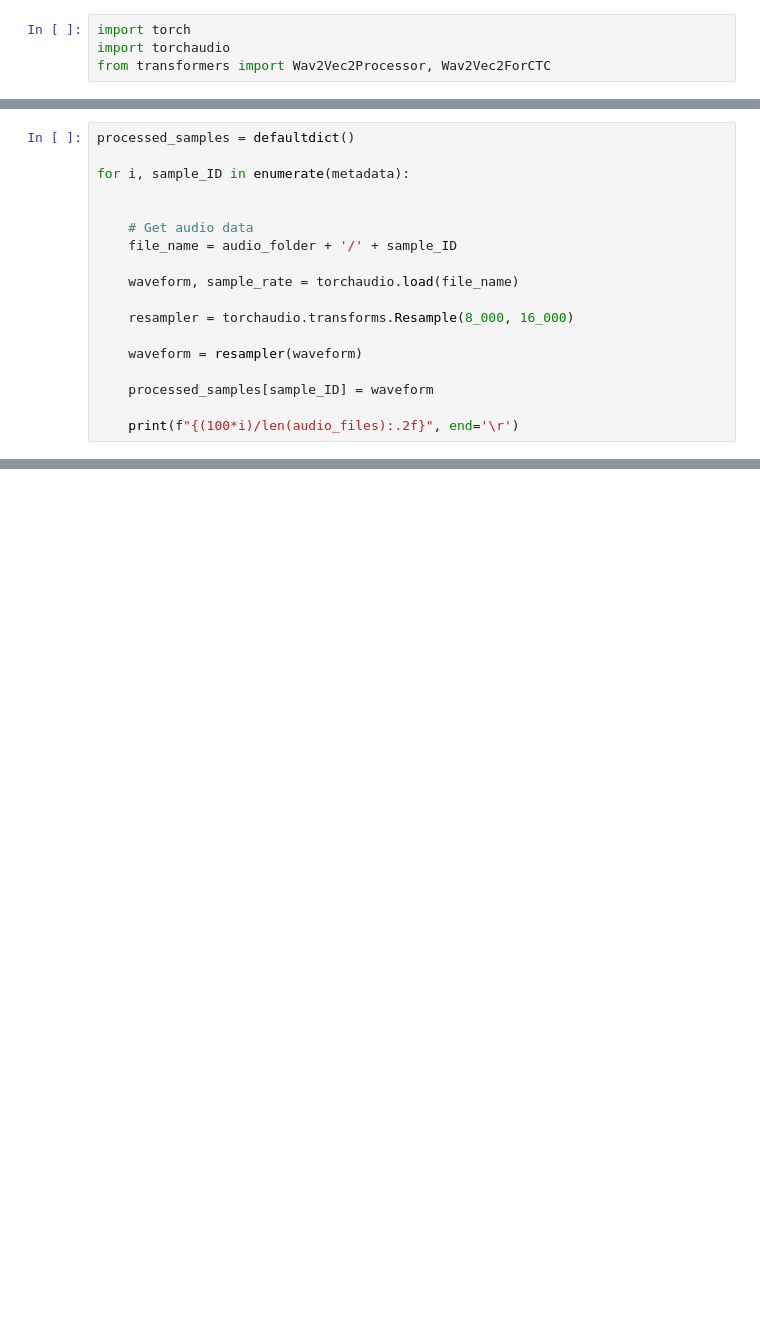
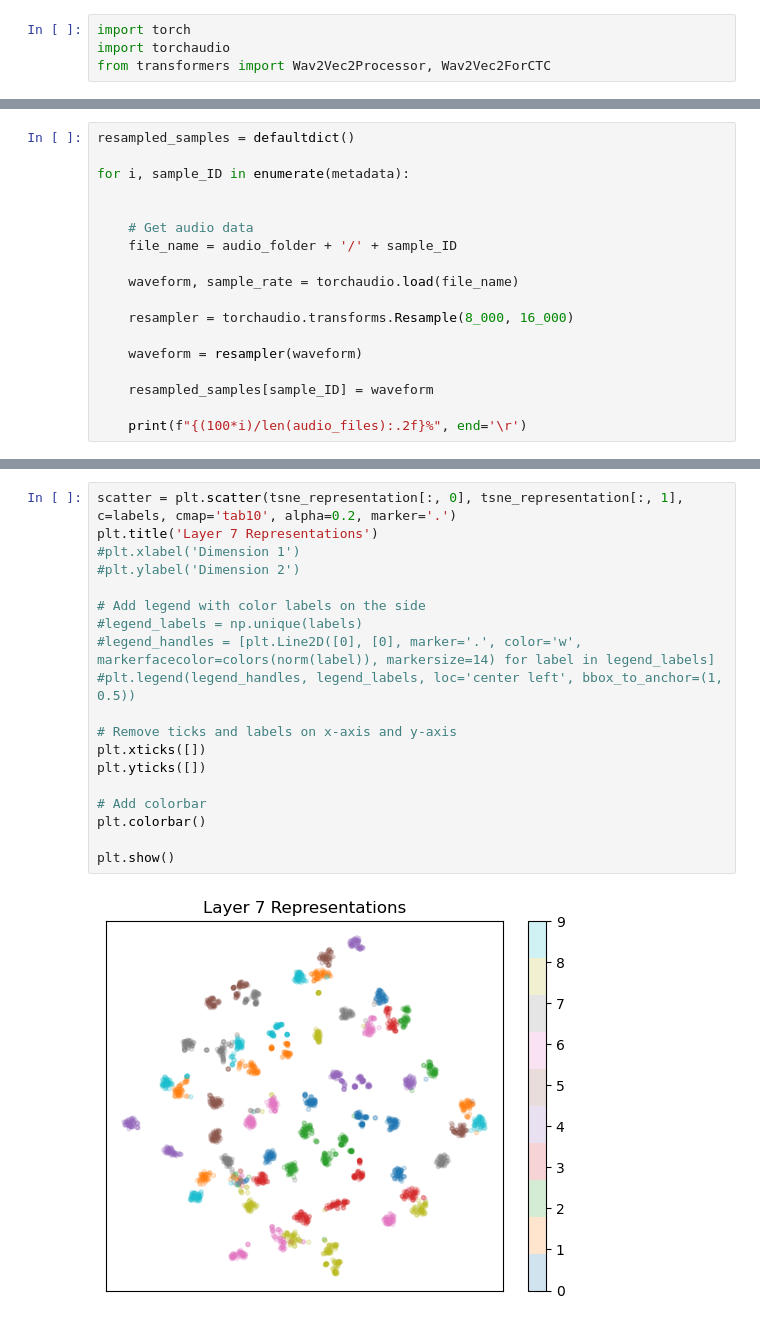
Before and after one commit to badrex/explore.speech.wav2vec2, a Jupyter notebook: tsne_wav2vec.ipynb, the cells around one changed output, grey strips where cells are left out. Saved outputs shown, nothing was run; the diff lists cells and outputs as text; blank space fills up the shorter version.

```diff
--- a/tsne_wav2vec.ipynb
+++ b/tsne_wav2vec.ipynb
@@ -49,5 +47,5 @@ metadata[audio_files[0].split('/')[-1]]
 # %%
-processed_samples = defaultdict()
+resampled_samples = defaultdict()
 
 for i, sample_ID in enumerate(metadata):
 
@@ -61,7 +59,7 @@ for i, sample_ID in enumerate(metadata):
 
     waveform = resampler(waveform)
 
-    processed_samples[sample_ID] = waveform
+    resampled_samples[sample_ID] = waveform
 
-    print(f"{(100*i)/len(audio_files):.2f}", end='\r')
+    print(f"{(100*i)/len(audio_files):.2f}%", end='\r')
 # %% [output]
@@ -78,0 +344,21 @@ with torch.no_grad():
+# %%
+scatter = plt.scatter(tsne_representation[:, 0], tsne_representation[:, 1], c=labels, cmap='tab10', alpha=0.2, marker='.')
+plt.title('Layer 7 Representations')
+#plt.xlabel('Dimension 1')
+#plt.ylabel('Dimension 2')
+
+# Add legend with color labels on the side
+#legend_labels = np.unique(labels)
+#legend_handles = [plt.Line2D([0], [0], marker='.', color='w', markerfacecolor=colors(norm(label)), markersize=14) for label in legend_labels]
+#plt.legend(legend_handles, legend_labels, loc='center left', bbox_to_anchor=(1, 0.5))
+
+# Remove ticks and labels on x-axis and y-axis
+plt.xticks([])
+plt.yticks([])
+
+# Add colorbar
+plt.colorbar()
+
+plt.show()
+# %% [output]
+[figure, added]
```
Also changed, not shown: parts of 19 cells of this notebook, 1 other file.
